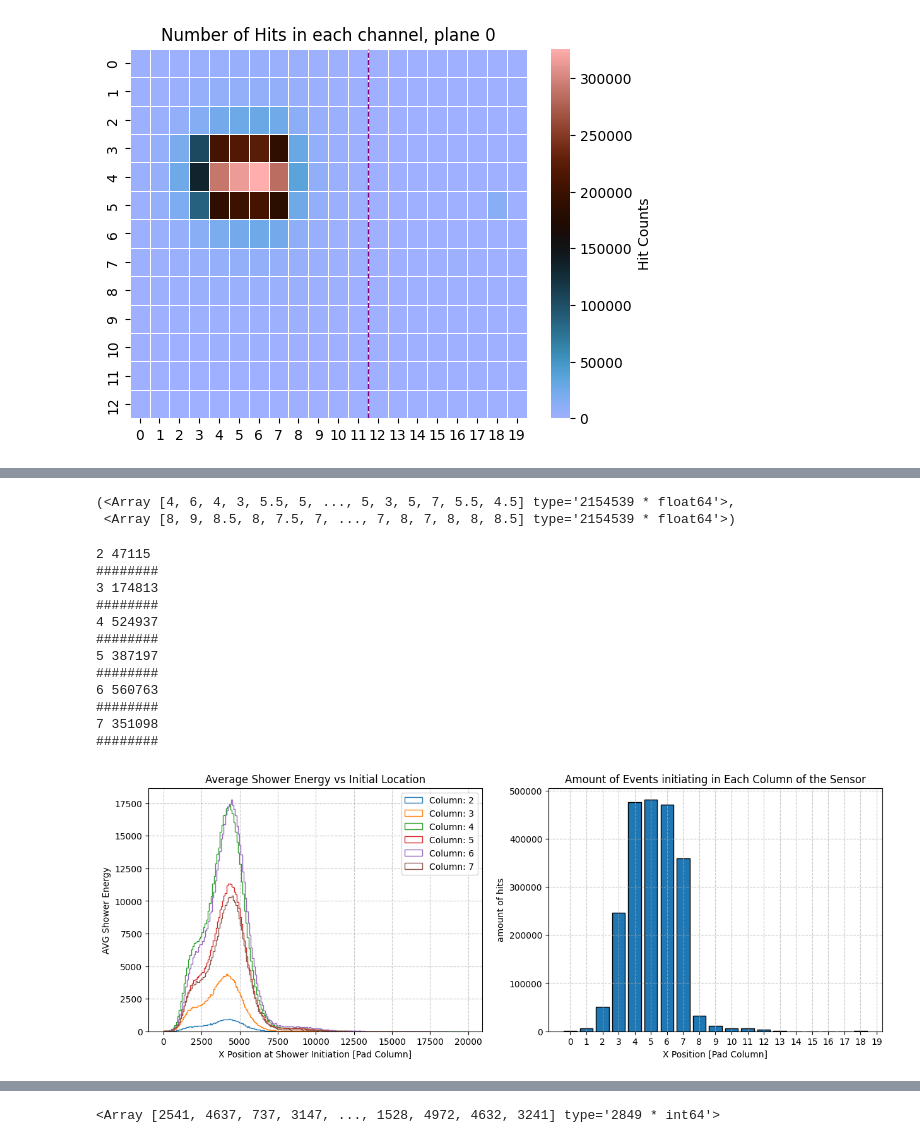
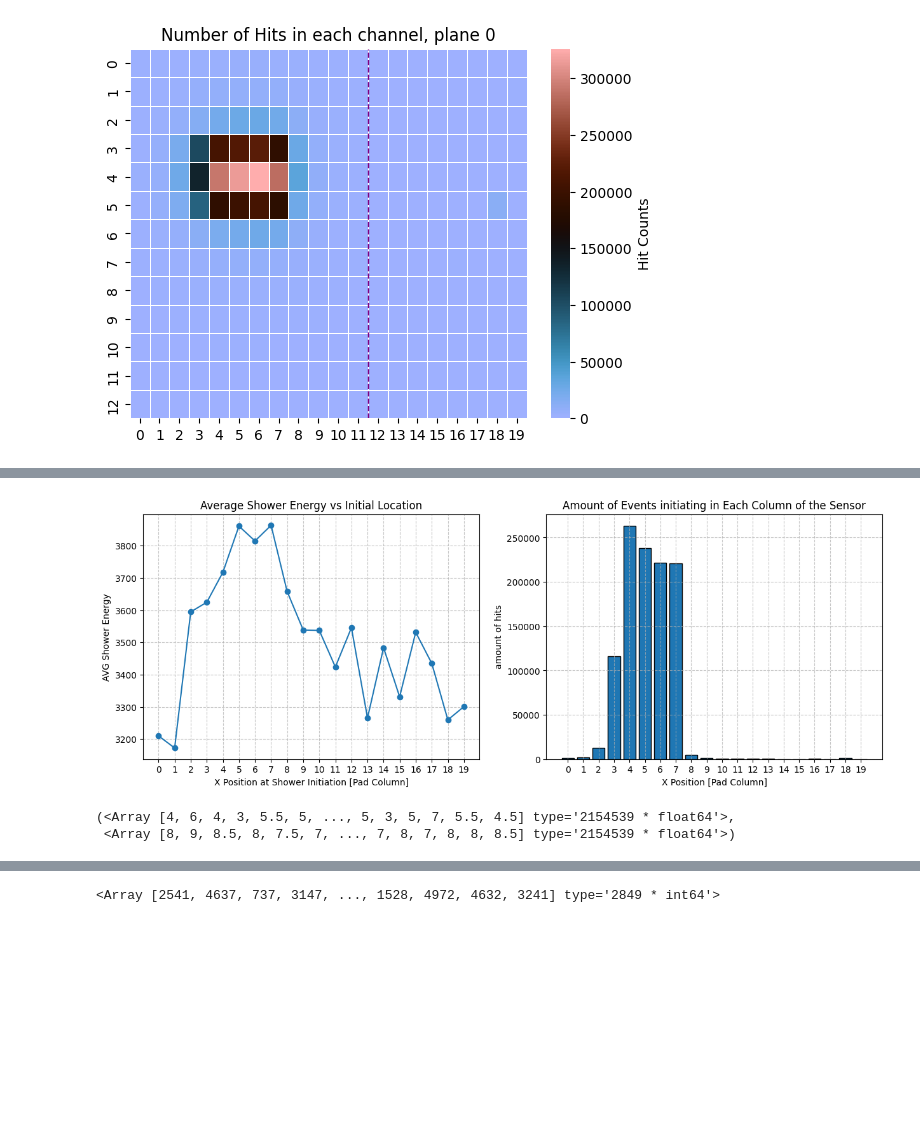
Before and after one commit to Ben-David-Ben/F-Cal-TB-Project, a Jupyter notebook: TB2025_Gap.ipynb, the cells around one changed output, grey strips where cells are left out. Drawn from its saved outputs; the diff is of its cells as text; code cells hidden in the pictures; blank space fills up the shorter version.

```diff
--- a/TB2025_Gap.ipynb
+++ b/TB2025_Gap.ipynb
@@ -51,5 +64,7 @@ rf.hits_amount_colormap_single_plane(hit_data_1101, 0, cmap="berlin")
 # %%
-# rf.event_shower_energy_vs_X_position(hit_data_1101, single_pad_only="true")
+rf.event_shower_energy_vs_X_position(hit_data_1101, single_pad_only="true")
+# %% [output]
+[figure, added]
 # %%
 # returns histogram of the amount of hits with the same energy in given X position
 def shower_energy_histo_single_location(hit_data, Position):
@@ -172,19 +187,3 @@ def Histo_shower_energy_for_X_position(hit_data, number_of_highest_ocupied_colum
     ax2.set_title('Amount of Events initiating in Each Column of the Sensor')
 
     plt.show()
-# %%
-a = Histo_shower_energy_for_X_position(hit_data_1101, 6, single_pad_only = "false")
-# %% [output]
-2 47115
-########
-3 174813
-########
-4 524937
-########
-5 387197
-########
-6 560763
-########
-7 351098
-########
-[figure, removed]
```
Also changed, not shown: parts of 4 cells of this notebook, 2 other files.
